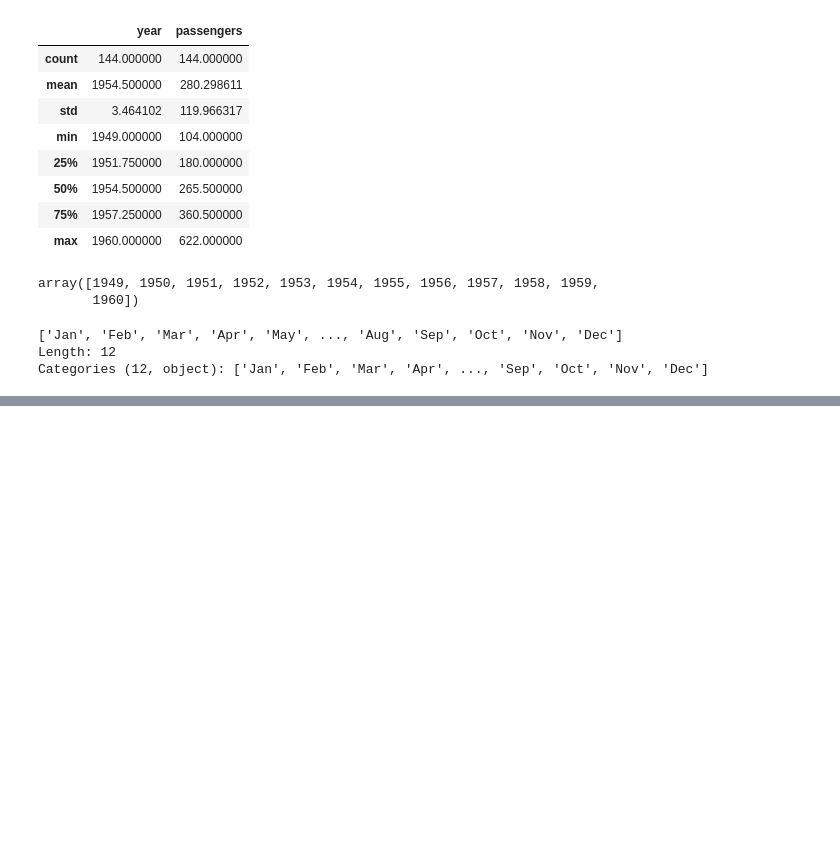
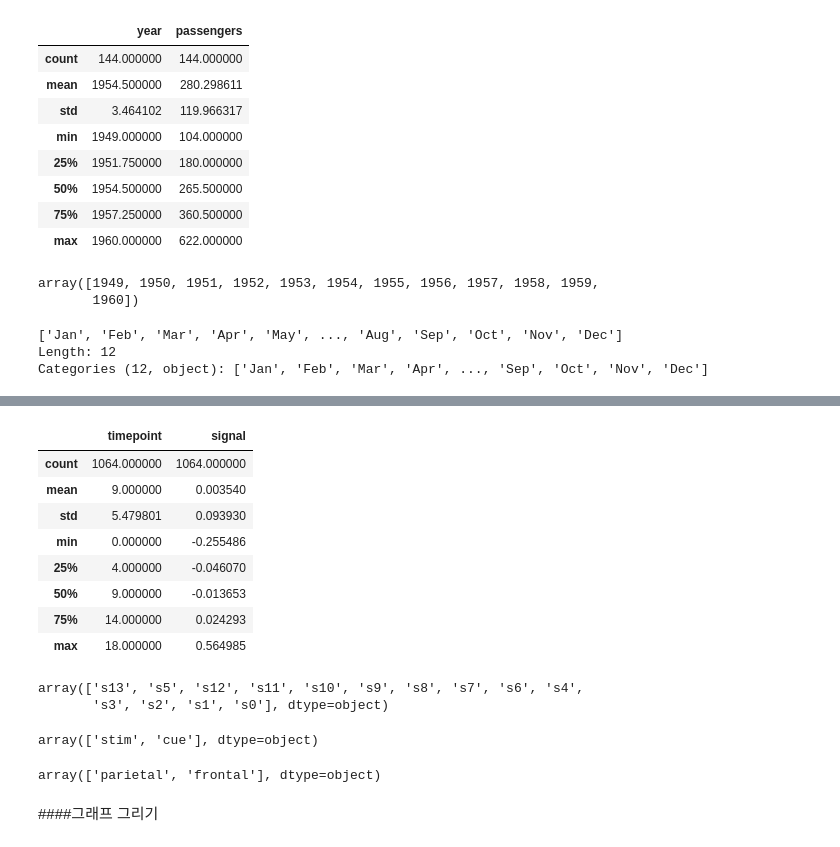
Before and after one commit to HwangHanJae/DataScience_Basic_Tect, a Jupyter notebook: seaborn_lineplot.ipynb, the cells around one changed output, grey strips where cells are left out. Cells and saved outputs as stored; diff of their text form; code cells hidden in the pictures; blank space fills up the shorter version.

```diff
--- a/seaborn_lineplot.ipynb
+++ b/seaborn_lineplot.ipynb
@@ -104,0 +163,27 @@ lineplot = sns.lineplot(data=flights_wide)
+# %%
+fmri.describe()
+# %% [output]
+|  | timepoint | signal |
+| count | 1064.000000 | 1064.000000 |
+| mean | 9.000000 | 0.003540 |
+| std | 5.479801 | 0.093930 |
+| min | 0.000000 | -0.255486 |
+| 25% | 4.000000 | -0.046070 |
+| 50% | 9.000000 | -0.013653 |
+| 75% | 14.000000 | 0.024293 |
+| max | 18.000000 | 0.564985 |
+# %%
+fmri['subject'].unique()
+# %% [output]
+array(['s13', 's5', 's12', 's11', 's10', 's9', 's8', 's7', 's6', 's4',
+       's3', 's2', 's1', 's0'], dtype=object)
+# %%
+fmri['event'].unique()
+# %% [output]
+array(['stim', 'cue'], dtype=object)
+# %%
+fmri['region'].unique()
+# %% [output]
+array(['parietal', 'frontal'], dtype=object)
+# %% [markdown]
+####그래프 그리기
```
Also changed, not shown: parts of 9 cells of this notebook.
